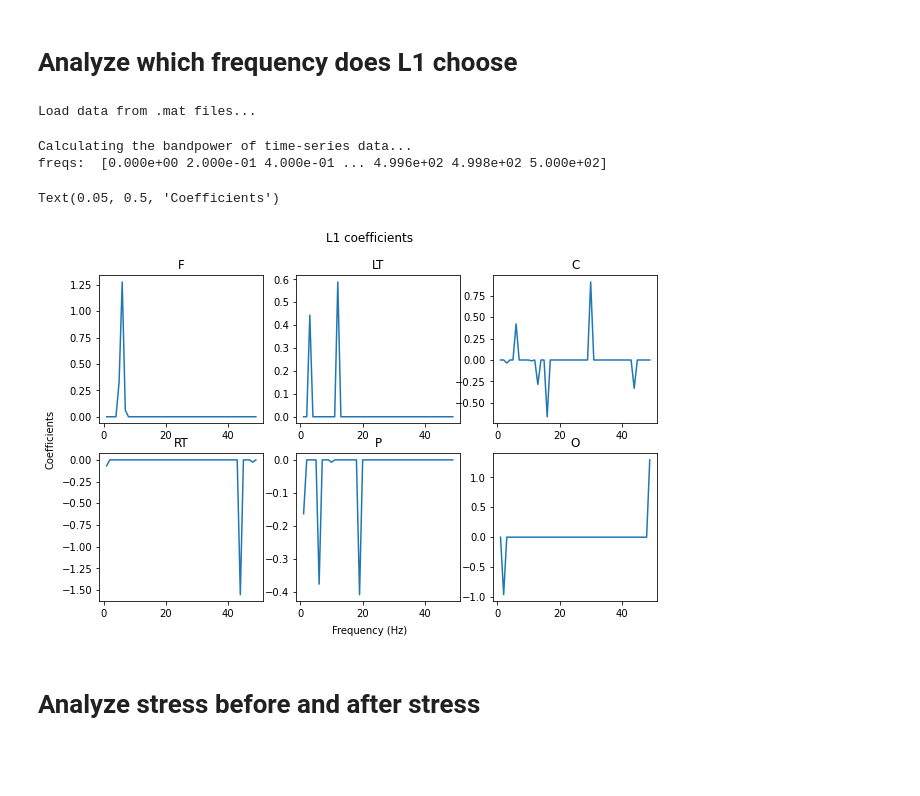
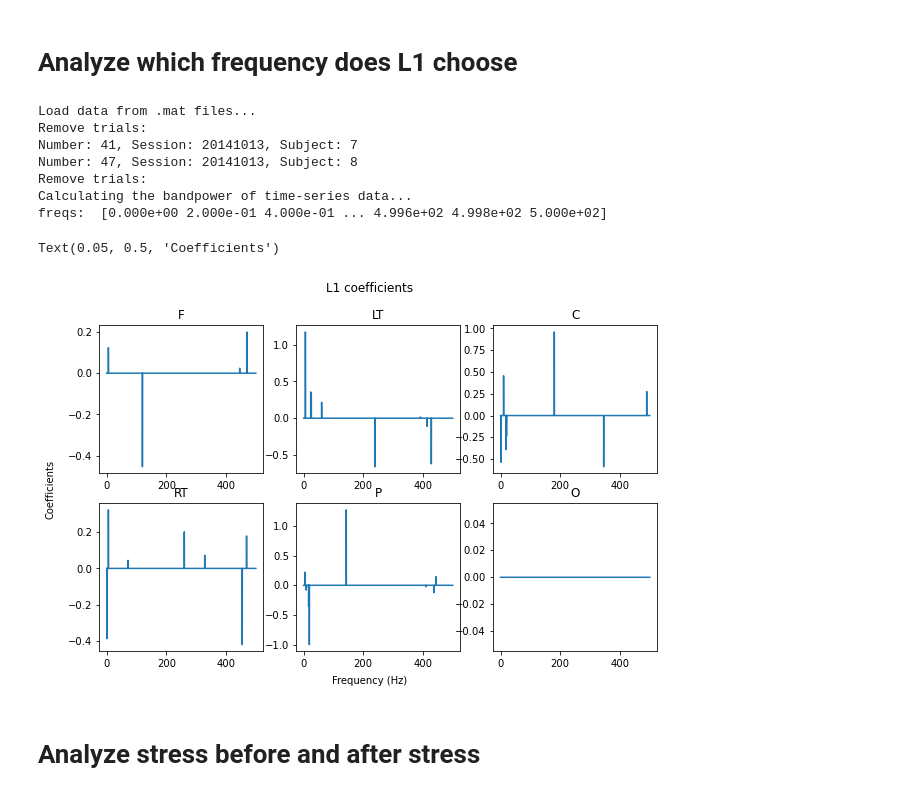
Before and after one commit to hundredball/Classroom_stress, a Jupyter notebook: data_analysis.ipynb, the cells around one changed output. Cells and saved outputs as stored; diff of their text form; code cells hidden in the pictures; blank space fills up the shorter version.

Commit message:
Classification for first semester data

```diff
--- a/data_analysis.ipynb
+++ b/data_analysis.ipynb
@@ -710,43 +710,54 @@ for i in range(len(freqs)):
 # %%
 from sklearn.preprocessing import StandardScaler
 from sklearn.feature_selection import SelectFromModel
 from sklearn.linear_model import LogisticRegression
 
-X, Y, df_all = dataloader.read_data(label_format=2, data_folder='rawdata')
+label_format = 2
+data_folder = 'bp_ica_only'
+
+X, Y, df_all = dataloader.read_data(label_format=label_format, data_folder=data_folder)
+data = preprocessing.StressData(X, Y, df_all)
 
 # Remove bad trials
-X, Y, df_all = preprocessing.remove_trials(X, Y, df_all)
+if data_folder == 'rawdata':
+    data.remove_trials
 
 # Average channels
-X = preprocessing.avg_channels_into_regions(X, df_all)
+data.avg_channels_into_regions(mode=1)
 
 # Transform into power
 low, high = list(range(1,50)), list(range(2,51))
-powers, psds, freqs = bandpower.get_bandpower(X, 1000, low=low, high=high, dB_scale=True)
+powers, psds, freqs = bandpower.get_bandpower(data.EEG_list, 1000, low=low, high=high, dB_scale=True)
+inputs = psds
+xaxis = freqs
 
 # L1 feature selection
-powers = np.array(powers)
-powers = powers.reshape((powers.shape[0],-1))
+inputs = np.array(inputs)
+inputs = inputs.reshape((inputs.shape[0],-1))
 scaler = StandardScaler()
-powers = scaler.fit_transform(powers)
+inputs = scaler.fit_transform(inputs)
 sel_ = SelectFromModel(LogisticRegression(C=1, penalty='l1', solver='liblinear'))
-sel_.fit(powers, Y)
+sel_.fit(inputs, data.labels)
 indices = np.where(sel_.estimator_.coef_!=0)[1]
 
 fig, axs = plt.subplots(2, 3, figsize=(10,6))
 for i_channel in range(6):
 
     row, col = i_channel//3, i_channel%3
 
-    axs[row][col].plot(list(range(1,50)), sel_.estimator_.coef_[0,i_channel*len(low):(i_channel+1)*len(low)])
-    axs[row][col].set_title(df_all.loc[0,'channels'][i_channel])
+    axs[row][col].plot(xaxis, sel_.estimator_.coef_[0,i_channel*len(xaxis):(i_channel+1)*len(xaxis)])
+    axs[row][col].set_title(data.df_all.loc[0,'channels'][i_channel])
 
 fig.suptitle('L1 coefficients')
 fig.text(0.5, 0.05, 'Frequency (Hz)', ha='center')
 fig.text(0.05, 0.5, 'Coefficients', va='center', rotation='vertical')
 # %% [output]
 Load data from .mat files...
+Remove trials:
+Number: 41, Session: 20141013, Subject: 7
+Number: 47, Session: 20141013, Subject: 8
+Remove trials:
+Calculating the bandpower of time-series data...
+freqs:  [0.000e+00 2.000e-01 4.000e-01 ... 4.996e+02 4.998e+02 5.000e+02]
-Calculating the bandpower of time-series data...
-freqs:  [0.000e+00 2.000e-01 4.000e-01 ... 4.996e+02 4.998e+02 5.000e+02]
+Text(0.05, 0.5, 'Coefficients')
-Text(0.05, 0.5, 'Coefficients')
-[figure, old version]
+[figure, new version]
```
Also changed, not shown: parts of 1 cell of this notebook, 3 other files.
